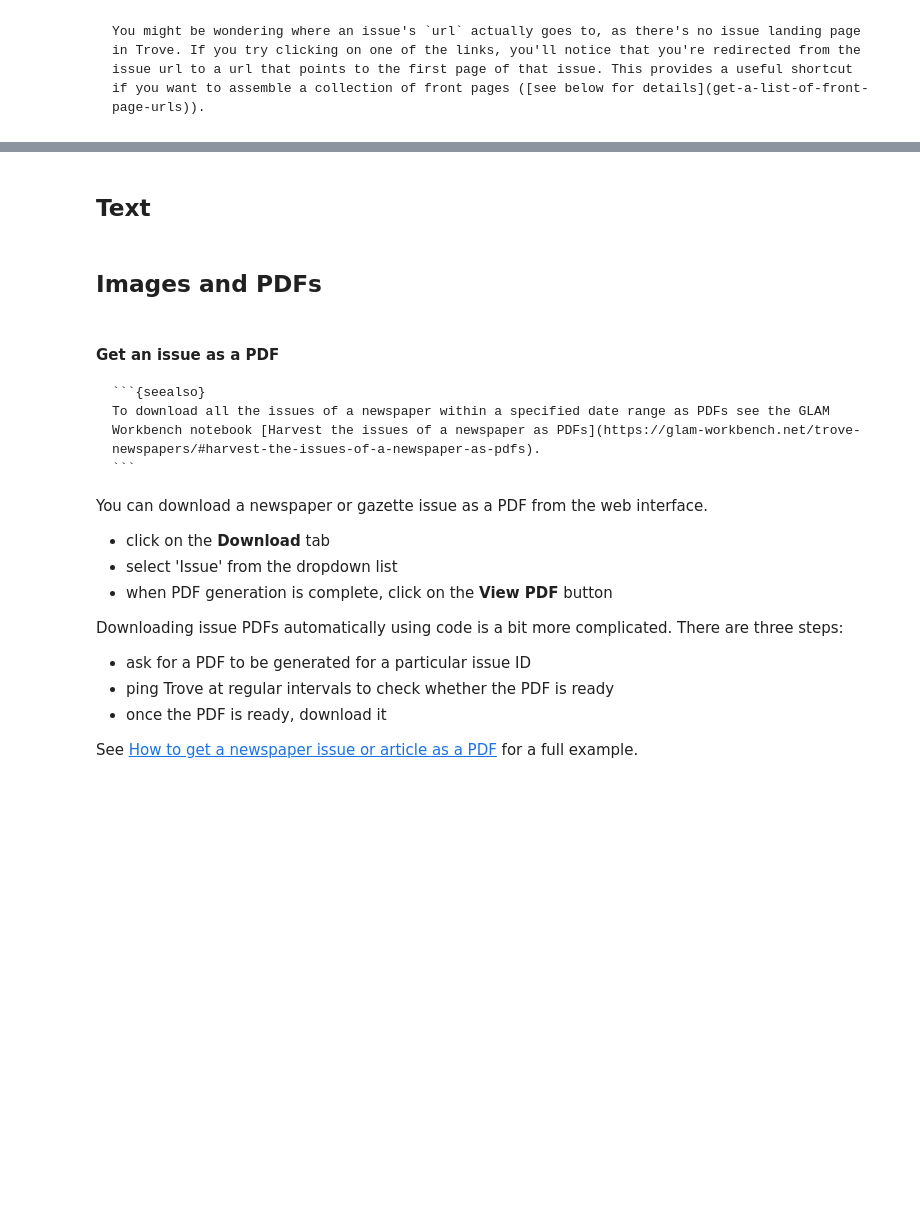
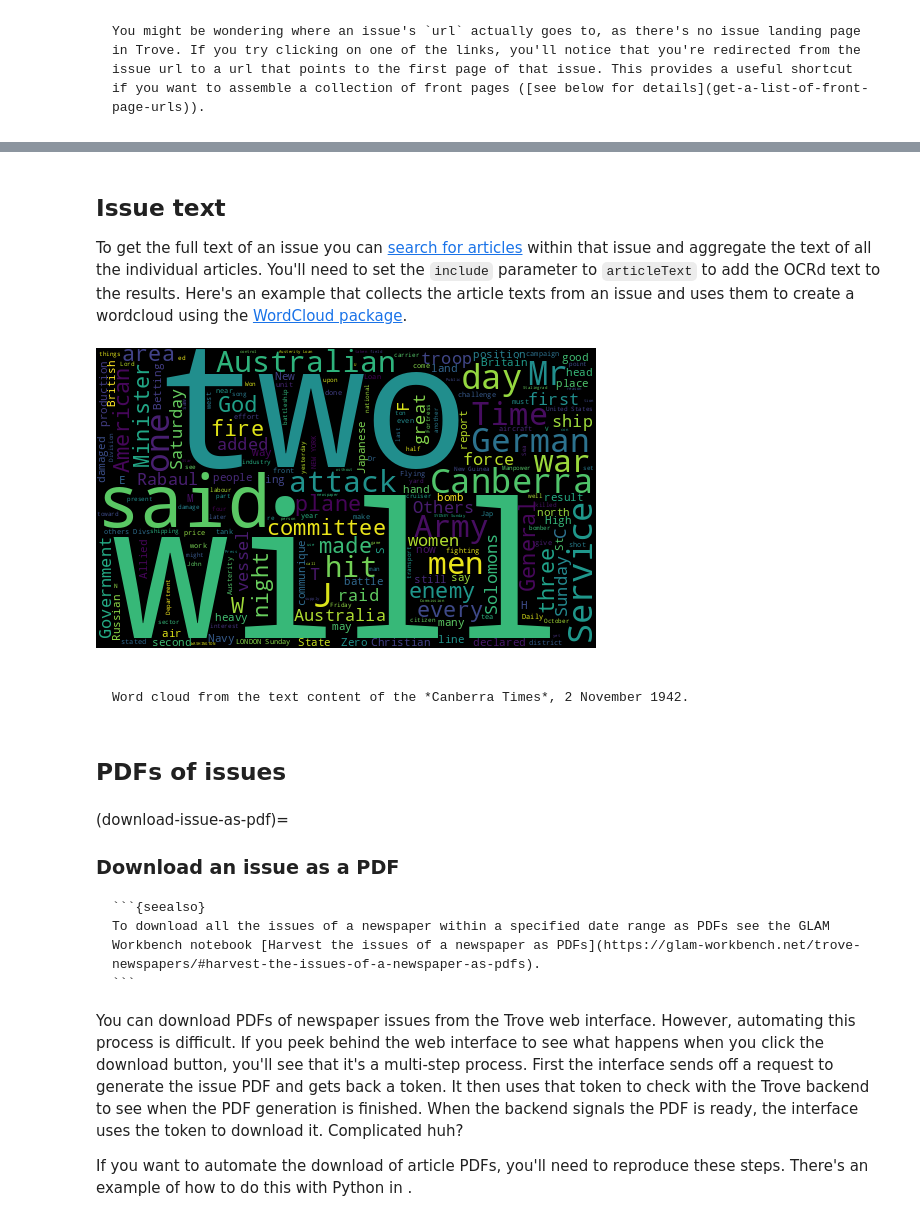
Before and after one commit to wragge/trove-data-guide, a Jupyter notebook: accessing-data/newspapers-and-gazettes-issues.ipynb, the cells around one changed output, grey strips where cells are left out. Cells and saved outputs as stored; diff of their text form; code cells hidden in the pictures; blank space fills up the shorter version.

Commit message:
Finishing off pages and titles

`````diff
--- a/accessing-data/newspapers-and-gazettes-issues.ipynb
+++ b/accessing-data/newspapers-and-gazettes-issues.ipynb
@@ -118,9 +183,59 @@ You might be wondering where an issue's `url` actually goes to, as there's no is
 # %% [markdown]
-## Text
+## Issue text
+
+To get the full text of an issue you can [search for articles](articles-in-an-issue) within that issue and aggregate the text of all the individual articles. You'll need to set the `include` parameter to `articleText` to add the OCRd text to the results. Here's an example that collects the article texts from an issue and uses them to create a wordcloud using the [WordCloud package](https://github.com/amueller/word_cloud).
+# %%
+import requests
+from html2text import html2text
+from wordcloud import WordCloud
+
+# Search parameters
+params = {
+    "q": "date:[1942-11-01T00:00:00Z TO 1942-11-02T00:00:00Z]",
+    "category": "newspaper",
+    "l-title": "11",
+    "include": "articleText",
+    "encoding": "json",
+    "n": 100,
+}
+
+# Supply API key using headers
+headers = {"X-API-KEY": YOUR_API_KEY}
+
+# Make the request
+response = requests.get(
+    "https://api.trove.nla.gov.au/v3/result", params=params, headers=headers
+)
+
+# Get the results as JSON
+data = response.json()
+
+page_text = []
+
+# As noted, this can return pages in supplements, so we'll try to exclude them
+for article in data["category"][0]["records"]["article"]:
+    # Make sure there's not an "S" in the pageSequence field by checking if the value is a number
+    if article["pageSequence"].isnumeric():
+        # It's not in a supplement, so let's add the text
+        # The full text include HTML tags so we'll strip them out with html2text
+        page_text.append(html2text(article["articleText"]))
+
+# Generate a word cloud
+wc = WordCloud(width=500, height=300).generate("\n".join(page_text)).to_image()
+# %%
+glue("page_text_wordcloud", wc, display=False)
+# %% [output]
+[figure, added]
+# %% [markdown]
+```{glue:figure} page_text_wordcloud
+
+Word cloud from the text content of the *Canberra Times*, 2 November 1942.
+```
 # %% [markdown]
-## Images and PDFs
+## PDFs of issues
 # %% [markdown]
-#### Get an issue as a PDF
+(download-issue-as-pdf)=
+### Download an issue as a PDF
 
 ````{margin}
 ```{seealso}
@@ -128,16 +243,6 @@ To download all the issues of a newspaper within a specified date range as PDFs
 ```
 ````
 
-You can download a newspaper or gazette issue as a PDF from the web interface.
+You can download PDFs of newspaper issues from the Trove web interface. However, automating this process is difficult. If you peek behind the web interface to see what happens when you click the download button, you'll see that it's a multi-step process. First the interface sends off a request to generate the issue PDF and gets back a token. It then uses that token to check with the Trove backend to see when the PDF generation is finished. When the backend signals the PDF is ready, the interface uses the token to download it. Complicated huh?
 
-- click on the **Download** tab
-- select 'Issue' from the dropdown list
-- when PDF generation is complete, click on the **View PDF** button
-
-Downloading issue PDFs automatically using code is a bit more complicated. There are three steps:
-
-- ask for a PDF to be generated for a particular issue ID
-- ping Trove at regular intervals to check whether the PDF is ready
-- once the PDF is ready, download it
-
-See [How to get a newspaper issue or article as a PDF](../how-to/get-newspaper-issue-article-pdfs) for a full example.
+If you want to automate the download of article PDFs, you'll need to reproduce these steps. There's an example of how to do this with Python in [](/how-to/newspapers/get-newspaper-issue-article-pdfs).
`````
Also changed, not shown: parts of 10 cells of this notebook, 11 other files.
